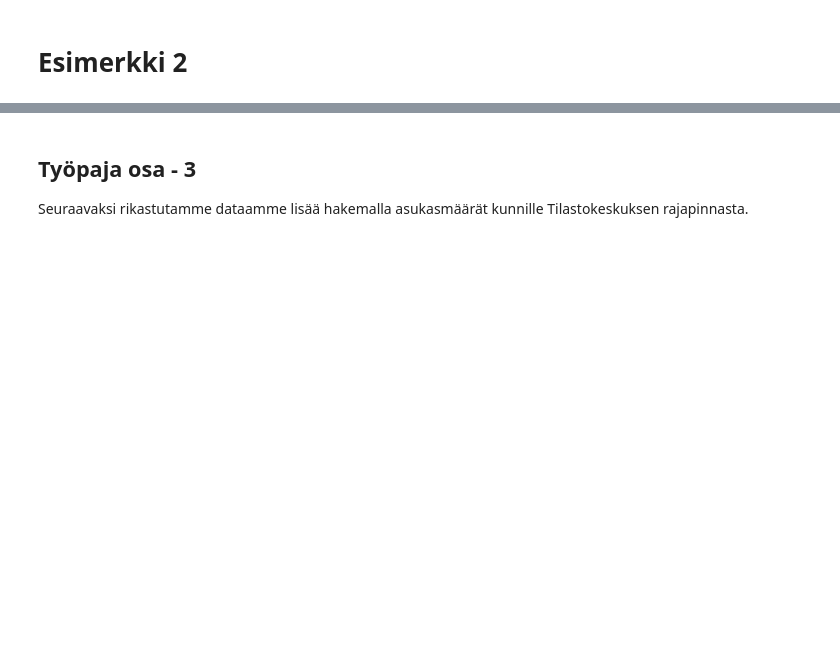
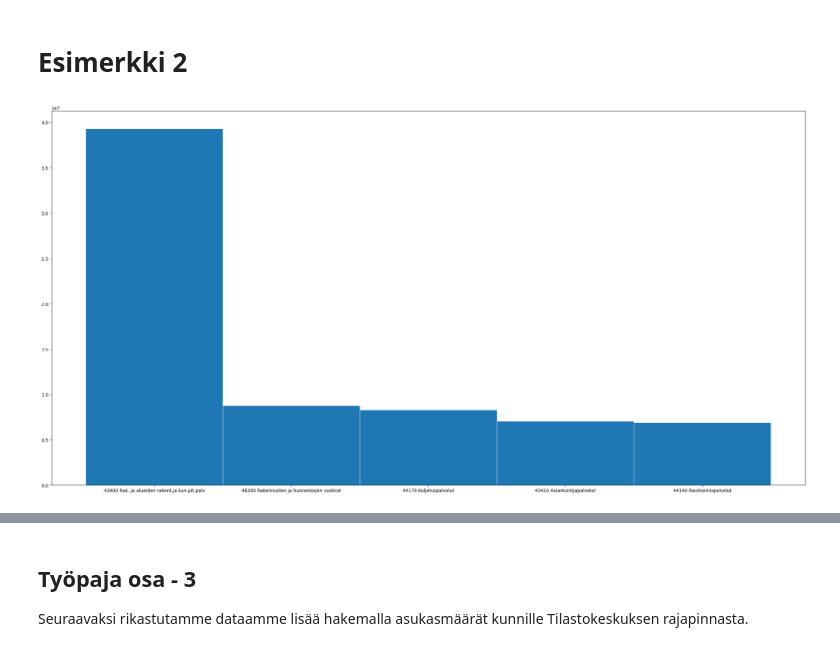
Before and after one commit to Centria-JyriMakela/data-workshop, a Jupyter notebook: test.ipynb, the cells around one changed output, grey strips where cells are left out. Drawn from its saved outputs; the diff is of its cells as text; code cells hidden in the pictures; blank space fills up the shorter version.

```diff
--- a/test.ipynb
+++ b/test.ipynb
@@ -45,0 +72,14 @@ invoices["Tositepvm"] = invoices["Tositepvm"].astype(str).str.zfill(8)
+# %%
+#Lasketaan että kuinka paljon kunnat ovat käyttäneet vuoden aikana eri palveluihin rahaa bruttona
+
+hameenlinna_palvelut = pd.DataFrame({'Summa': hameenlinna_df.groupby(['Tilin nimi'])['Euroa'].sum()}).reset_index().sort_values('Summa', ascending=False)
+kauhajoki_palvelut = pd.DataFrame({'Summa': kauhajoki_df.groupby(['Tilin nimi'])['Rivin bruttosumma'].sum()}).reset_index().sort_values('Summa', ascending=False)
+
+#Valitaan top 5 laskuttajaa
+hameenlinna_top5 = hameenlinna_palvelut.head(5)
+kauhajoki_top5 = kauhajoki_palvelut.head(5)
+print("---Hämeenlinna Top 5---")
+print(hameenlinna_top5)
+
+print("---Kauhajoki Top 5---")
+print(kauhajoki_top5)
@@ -54,0 +127,13 @@ Tehtävänäsi on luoda kuvaajat datalle, jossa verrataan molempien kuntien top
+# %%
+#Luodaan palkkikaavio, jossa X-akselilla on tilin nimi ja Y-akselilla summa
+
+#Hämeenlinna
+hl_x = hameenlinna_top5['Tilin nimi']
+hl_y = hameenlinna_top5['Summa']
+fig, ax = plt.subplots()
+
+ax.bar(hl_x, hl_y, width=1, edgecolor="white", linewidth=0.7)
+
+plt.show()
+# %% [output]
+[figure, added]
```
Also changed, not shown: parts of 8 cells of this notebook.
